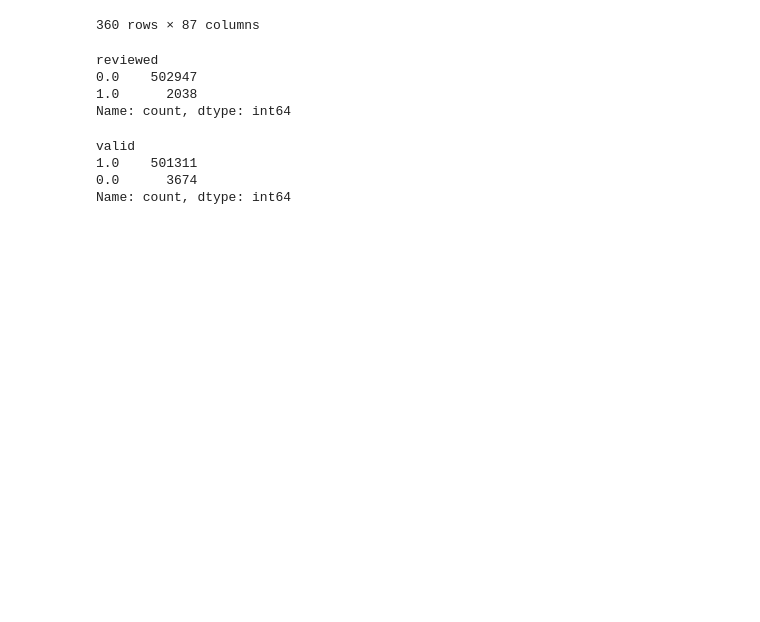
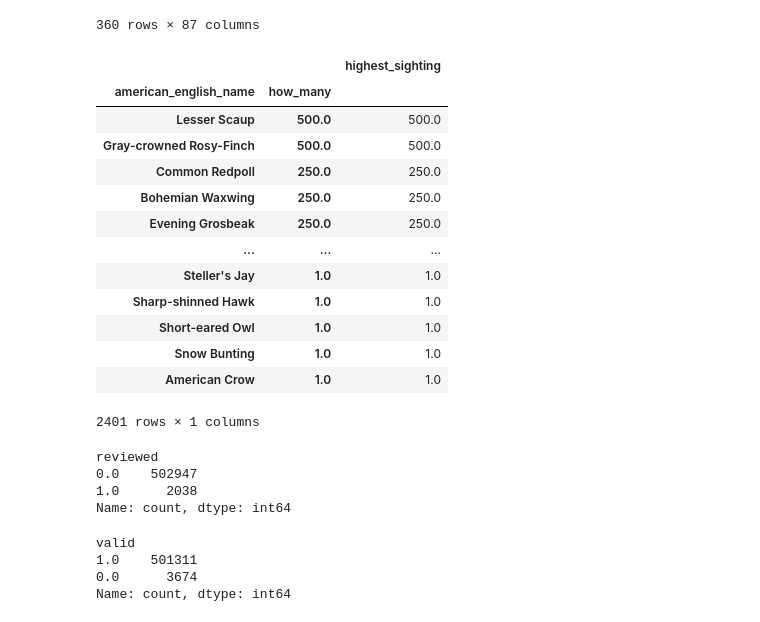
Before and after one commit to EJoyce-DA/eda-checkpoint, a Jupyter notebook: checkpoint-two.ipynb, the cells around one changed output. Cells and saved outputs as stored; diff of their text form; code cells hidden in the pictures; blank space fills up the shorter version.

```diff
--- a/checkpoint-two.ipynb
+++ b/checkpoint-two.ipynb
@@ -146,17 +146,33 @@ species_uniq
 # %%
 # I want to see how many of each species were sighted at each sighting (each row).
 
 #how many sighted of each species
 species_count = pfw.groupby(['american_english_name', 'how_many']).agg(
     highest_sighting = ('how_many', 'max')
 
 ).sort_values(by='how_many', ascending=False)
 
+species_count
 ## This was an alternate way to count them: pfw[['american_english_name', 'how_many']].sort_values(by=['how_many'],ascending=False)
 
 ## I tried it first with just sort_values() and then with groupby().sort_values() to check that 500 was correct.
 ## Using .groupby(), I can see that there are only two species that have a sighting of 500 birds, which seems like too round of a number and very high.
 ## I need to look for outliers and likely remove them from the data, since I am trying to find the average best feeder placement.
+# %% [output]
+|  |  | highest_sighting |
+| american_english_name | how_many |  |
+| Lesser Scaup | 500.0 | 500.0 |
+| Gray-crowned Rosy-Finch | 500.0 | 500.0 |
+| Common Redpoll | 250.0 | 250.0 |
+| Bohemian Waxwing | 250.0 | 250.0 |
+| Evening Grosbeak | 250.0 | 250.0 |
+| ... | ... | ... |
+| Steller's Jay | 1.0 | 1.0 |
+| Sharp-shinned Hawk | 1.0 | 1.0 |
+| Short-eared Owl | 1.0 | 1.0 |
+| Snow Bunting | 1.0 | 1.0 |
+| American Crow | 1.0 | 1.0 |
+2401 rows × 1 columns
 # %%
 # Since there are already clearly outliers, I want to make sure that all of the sighting data is accurate.
 # There is a 'reviewed' column that should indicate the review state of each observation based on the PFW flagging system.
```
Also changed, not shown: parts of 12 cells of this notebook.
